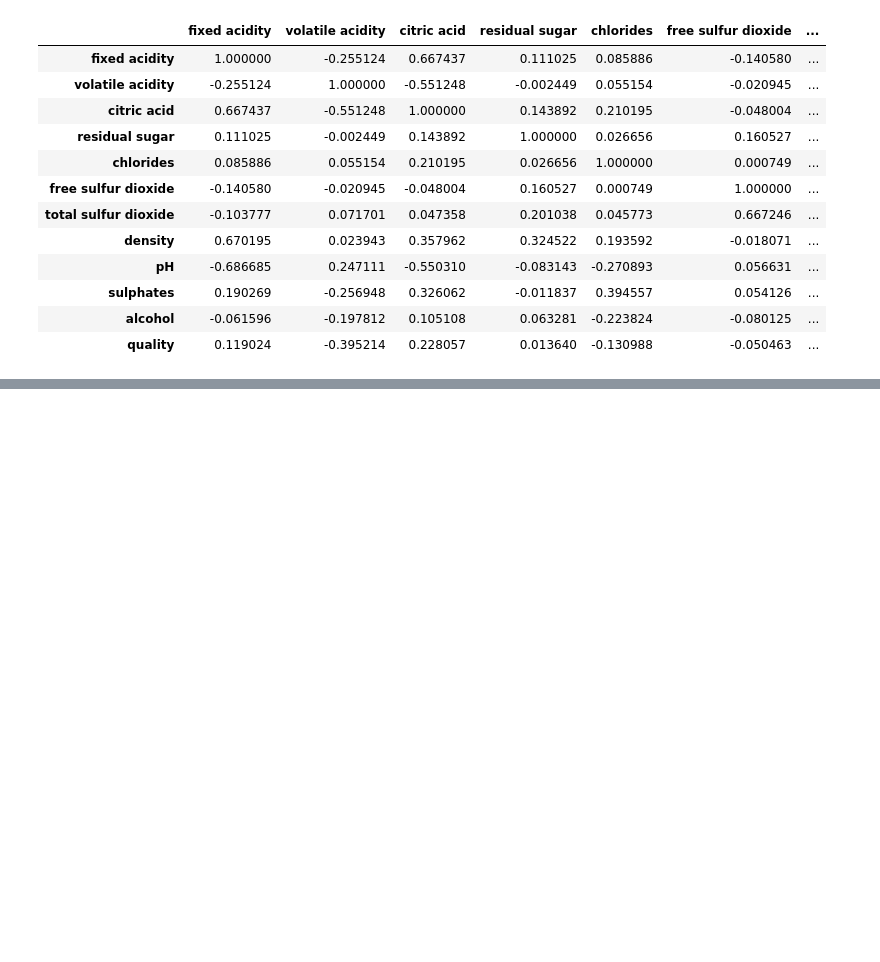
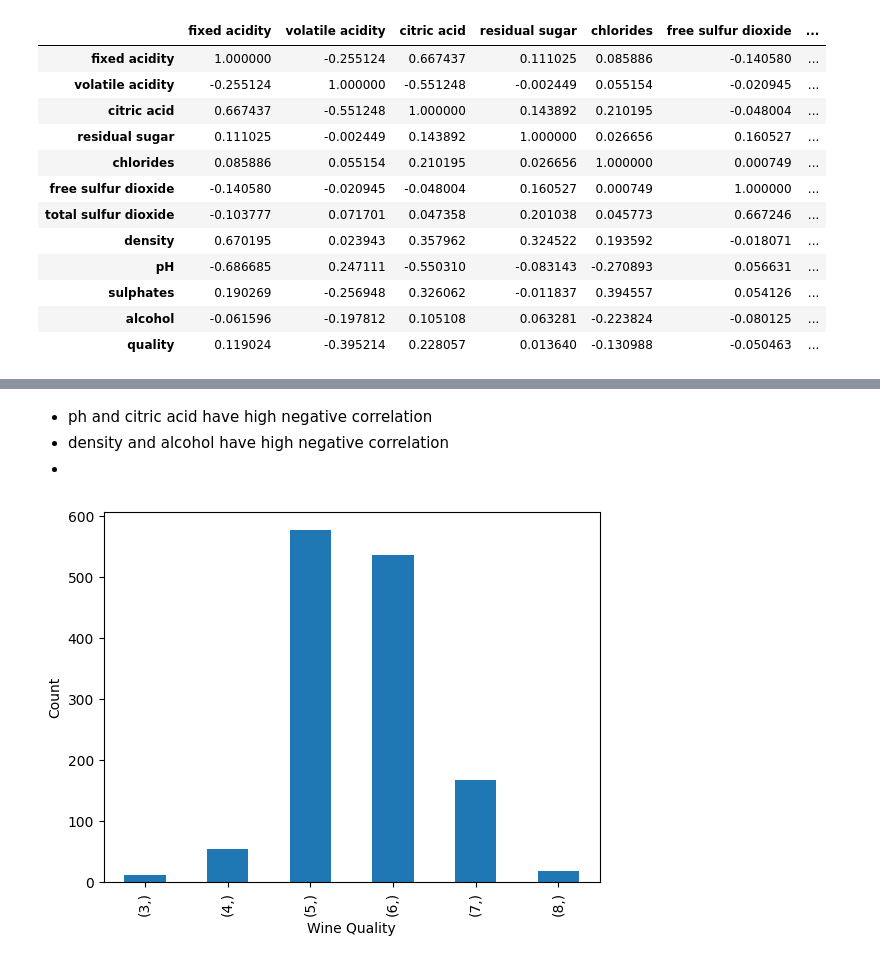
Before and after one commit to yashasviCodes/EDA-PROJECTS, a Jupyter notebook: red-wine-dataset-eda/notebooks/analysis.ipynb, the cells around one changed output, grey strips where cells are left out. Drawn from its saved outputs; the diff is of its cells as text; code cells hidden in the pictures; blank space fills up the shorter version.

```diff
--- a/red-wine-dataset-eda/notebooks/analysis.ipynb
+++ b/red-wine-dataset-eda/notebooks/analysis.ipynb
@@ -223,0 +234,13 @@ import seaborn as sns
+# %% [markdown]
+- ph and citric acid have high negative correlation
+- density and alcohol have high negative correlation
+-
+# %%
+df[['quality']].value_counts().sort_index().plot(kind = 'bar')
+plt.xlabel('Wine Quality')
+plt.ylabel('Count')
+plt.show()
+
+# visualization of imbalanced dataset
+# %% [output]
+[figure, added]
```
Also changed, not shown: parts of 7 cells of this notebook.
